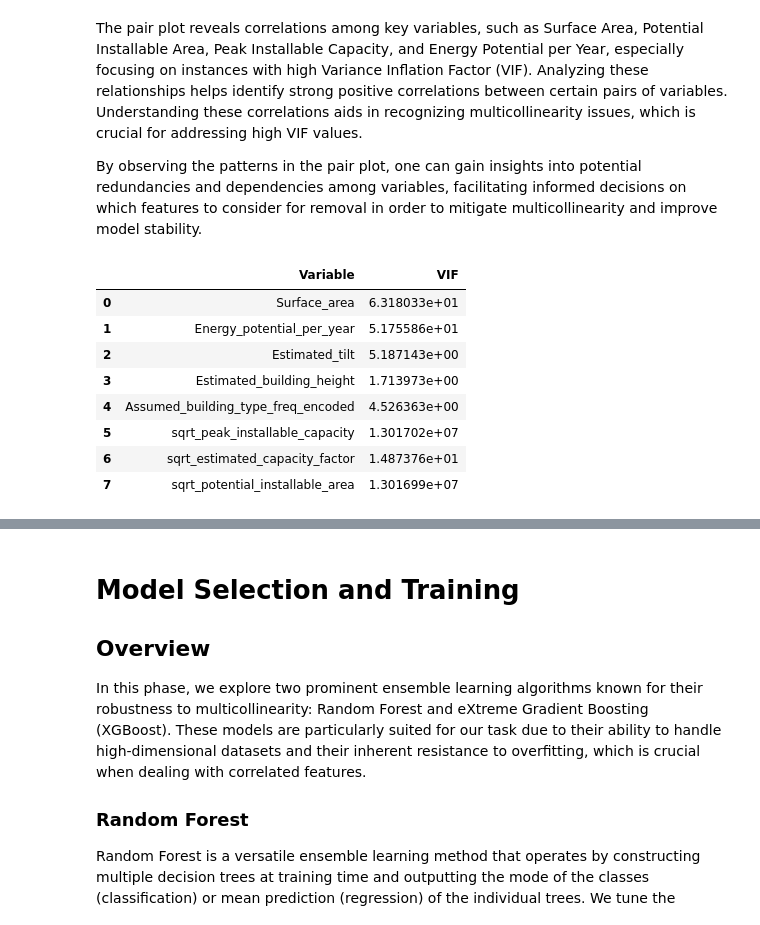
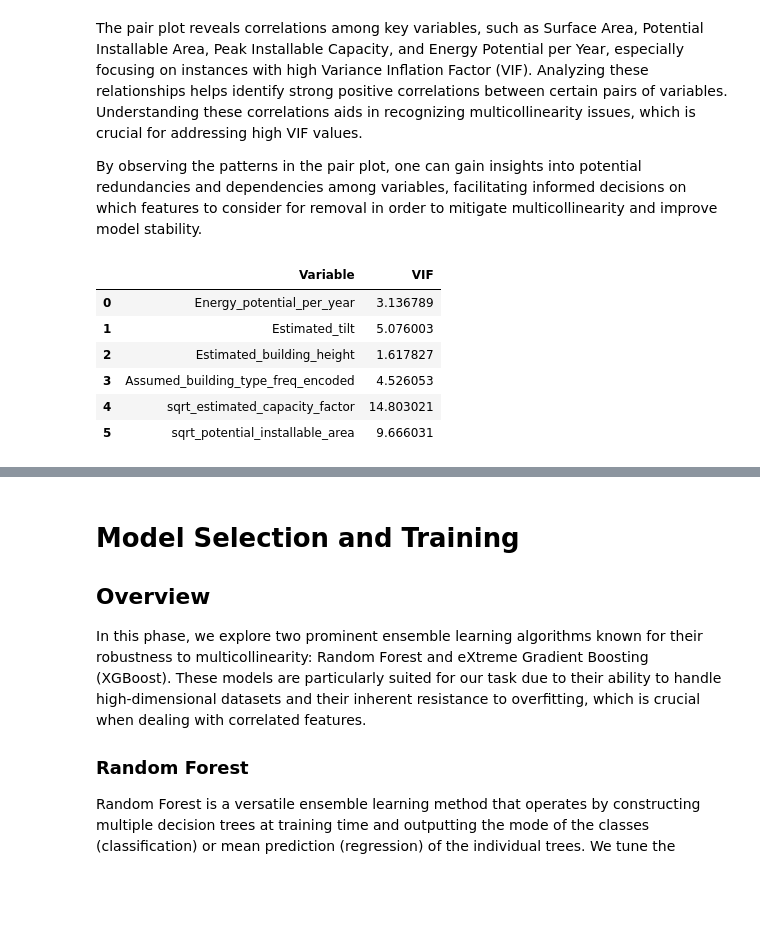
Before and after one commit to samcurryokee/Solar-Panel-Optimization-in-Nairobi, a Jupyter notebook: Notebook.ipynb, the cells around one changed output, grey strips where cells are left out. Drawn from its saved outputs; the diff is of its cells as text; code cells hidden in the pictures; blank space fills up the shorter version.

```diff
--- a/Notebook.ipynb
+++ b/Notebook.ipynb
@@ -658,27 +643,23 @@ The pair plot reveals correlations among key variables, such as Surface Area, Po
 # %%
 
 
-# # Apply log transformation to variables with high VIF
-# df['sqrt_peak_installable_capacity'] = np.sqrt(df['Peak_installable_capacity'])
-# df['sqrt_estimated_capacity_factor'] = np.sqrt(df['Estimated_capacity_factor'])
-# df['sqrt_potential_installable_area'] = np.sqrt(
-#     df['Potential_installable_area'])
+# Apply sqrt transformation to variables with high VIF
+df['sqrt_peak_installable_capacity'] = np.sqrt(df['Peak_installable_capacity'])
+df['sqrt_estimated_capacity_factor'] = np.sqrt(df['Estimated_capacity_factor'])
+df['sqrt_potential_installable_area'] = np.sqrt(
+    df['Potential_installable_area'])
 
 
-# # Drop the original columns
-# df = df.drop(['Peak_installable_capacity',
-#              'Estimated_capacity_factor', 'Potential_installable_area'], axis=1)
-df  = df.drop(columns="sqrt_peak_installable_capacity")
+# Drop the original columns
+df = df.drop(['Peak_installable_capacity',
+             'Estimated_capacity_factor', 'Potential_installable_area'], axis=1)
+df  = df.drop(columns=["sqrt_peak_installable_capacity","Surface_area"])
 calculate_vif(df)
+# %% [output]
+|  | Variable | VIF |
+| 0 | Energy_potential_per_year | 3.136789 |
+| 1 | Estimated_tilt | 5.076003 |
+| 2 | Estimated_building_height | 1.617827 |
+| 3 | Assumed_building_type_freq_encoded | 4.526053 |
+| 4 | sqrt_estimated_capacity_factor | 14.803021 |
+| 5 | sqrt_potential_installable_area | 9.666031 |
-# %%
-calculate_vif(df)
-# %% [output]
-|  | Variable | VIF |
-| 0 | Surface_area | 6.318033e+01 |
-| 1 | Energy_potential_per_year | 5.175586e+01 |
-| 2 | Estimated_tilt | 5.187143e+00 |
-| 3 | Estimated_building_height | 1.713973e+00 |
-| 4 | Assumed_building_type_freq_encoded | 4.526363e+00 |
-| 5 | sqrt_peak_installable_capacity | 1.301702e+07 |
-| 6 | sqrt_estimated_capacity_factor | 1.487376e+01 |
-| 7 | sqrt_potential_installable_area | 1.301699e+07 |
```
Also changed, not shown: parts of 41 cells of this notebook.
